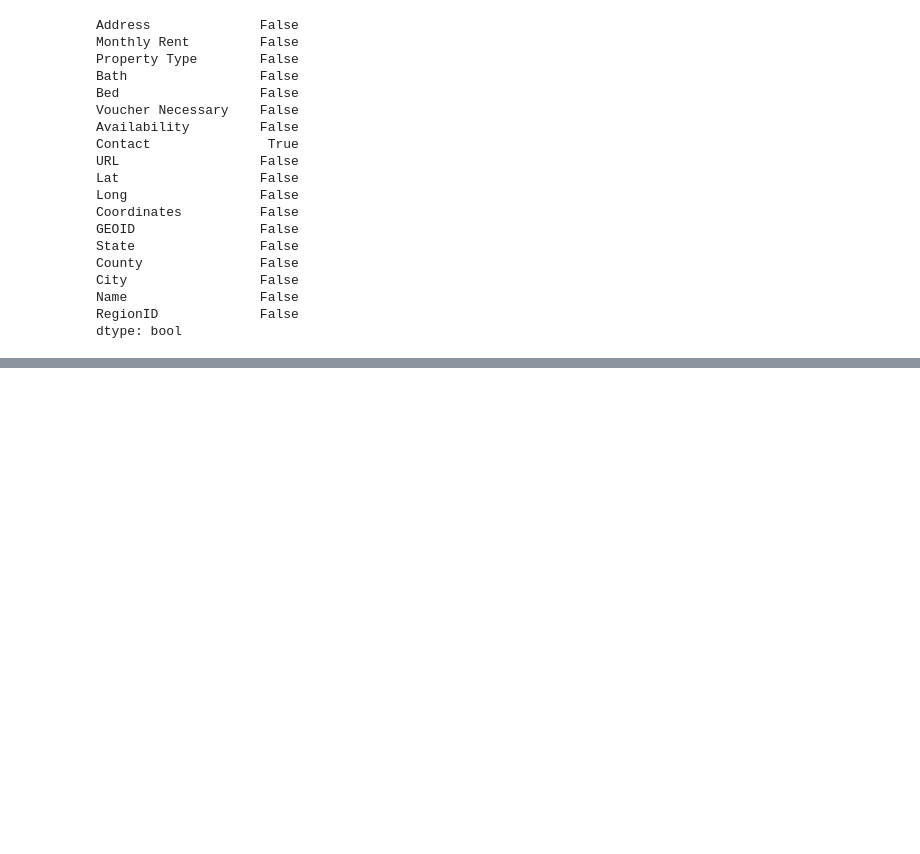
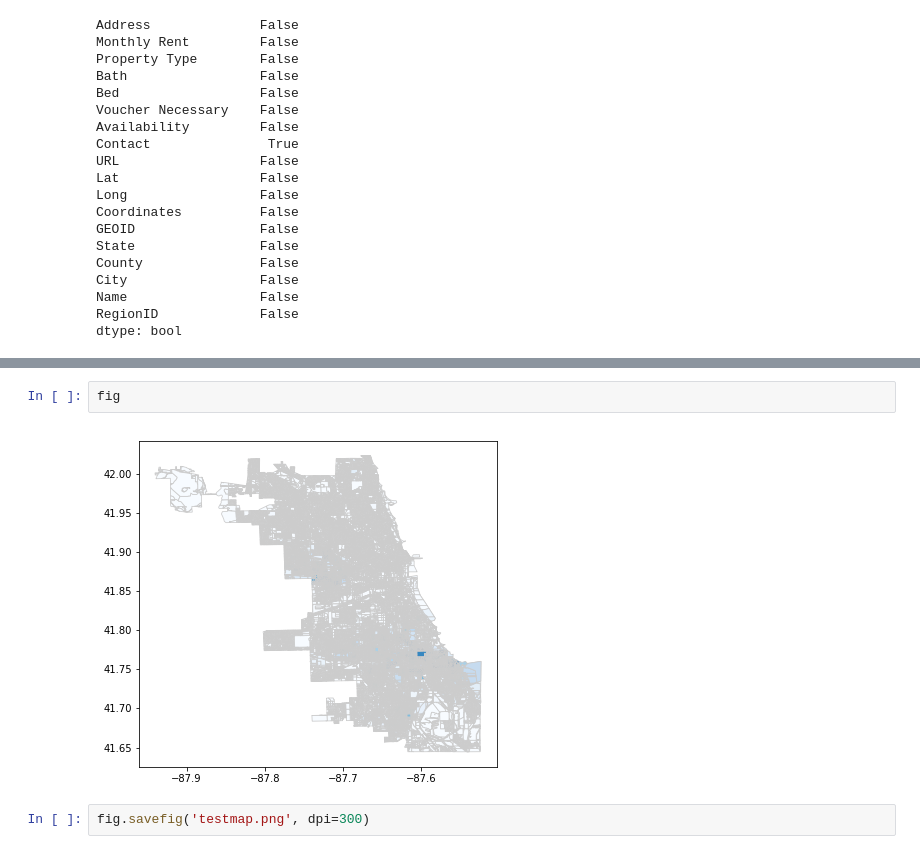
Before and after one commit to aya-liu/equitable-rental-locator, a Jupyter notebook: project/Merging CHA Eviction and Rental Index.ipynb, the cells around one changed output, grey strips where cells are left out. Cells and saved outputs as stored; diff of their text form; blank space fills up the shorter version.

```diff
--- a/project/Merging CHA Eviction and Rental Index.ipynb
+++ b/project/Merging CHA Eviction and Rental Index.ipynb
@@ -173,0 +273,6 @@ dtype: bool
+# %%
+fig
+# %% [output]
+[figure, added]
+# %%
+fig.savefig('testmap.png', dpi=300)
```
Also changed, not shown: parts of 47 cells of this notebook.
